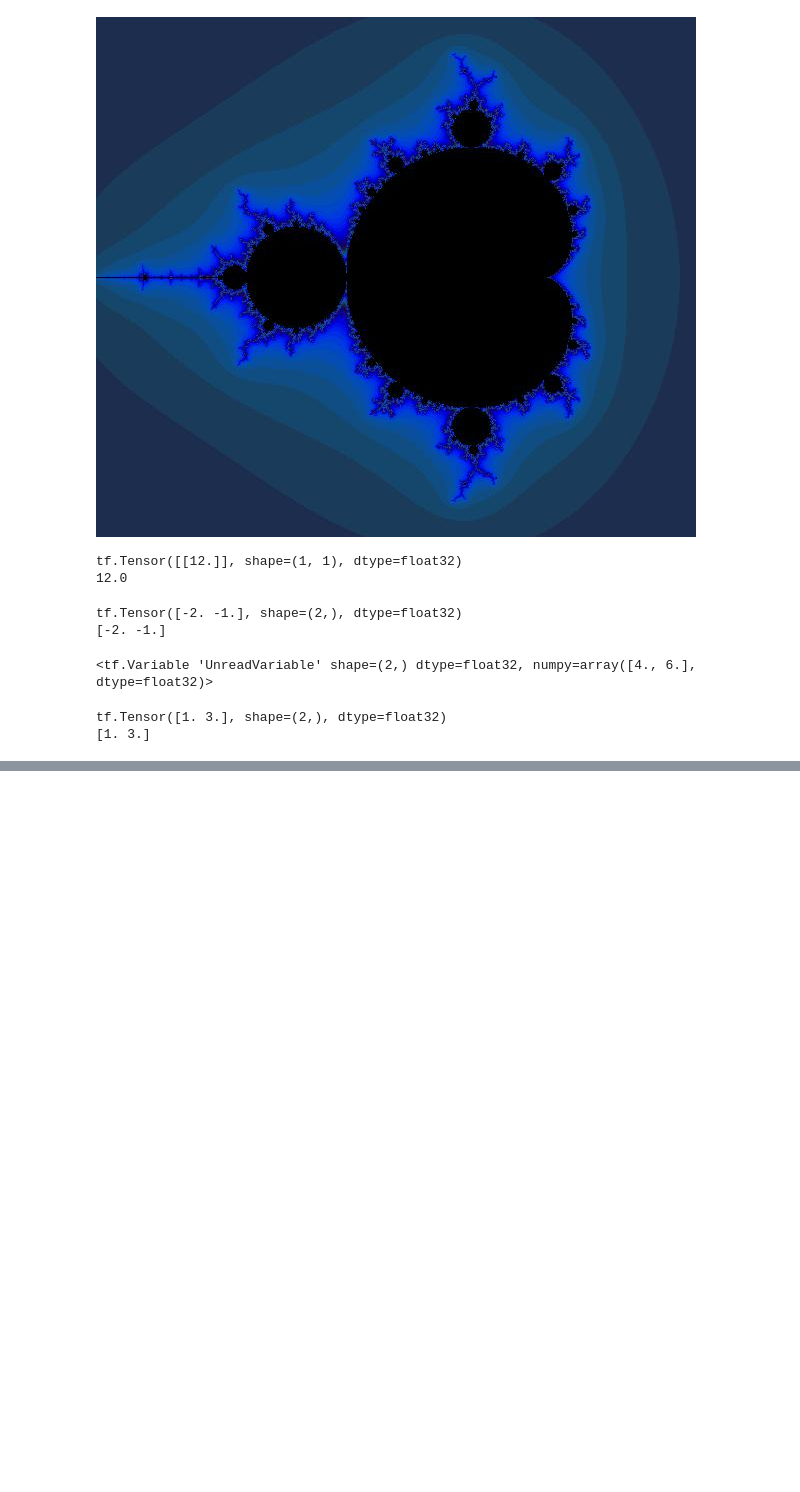
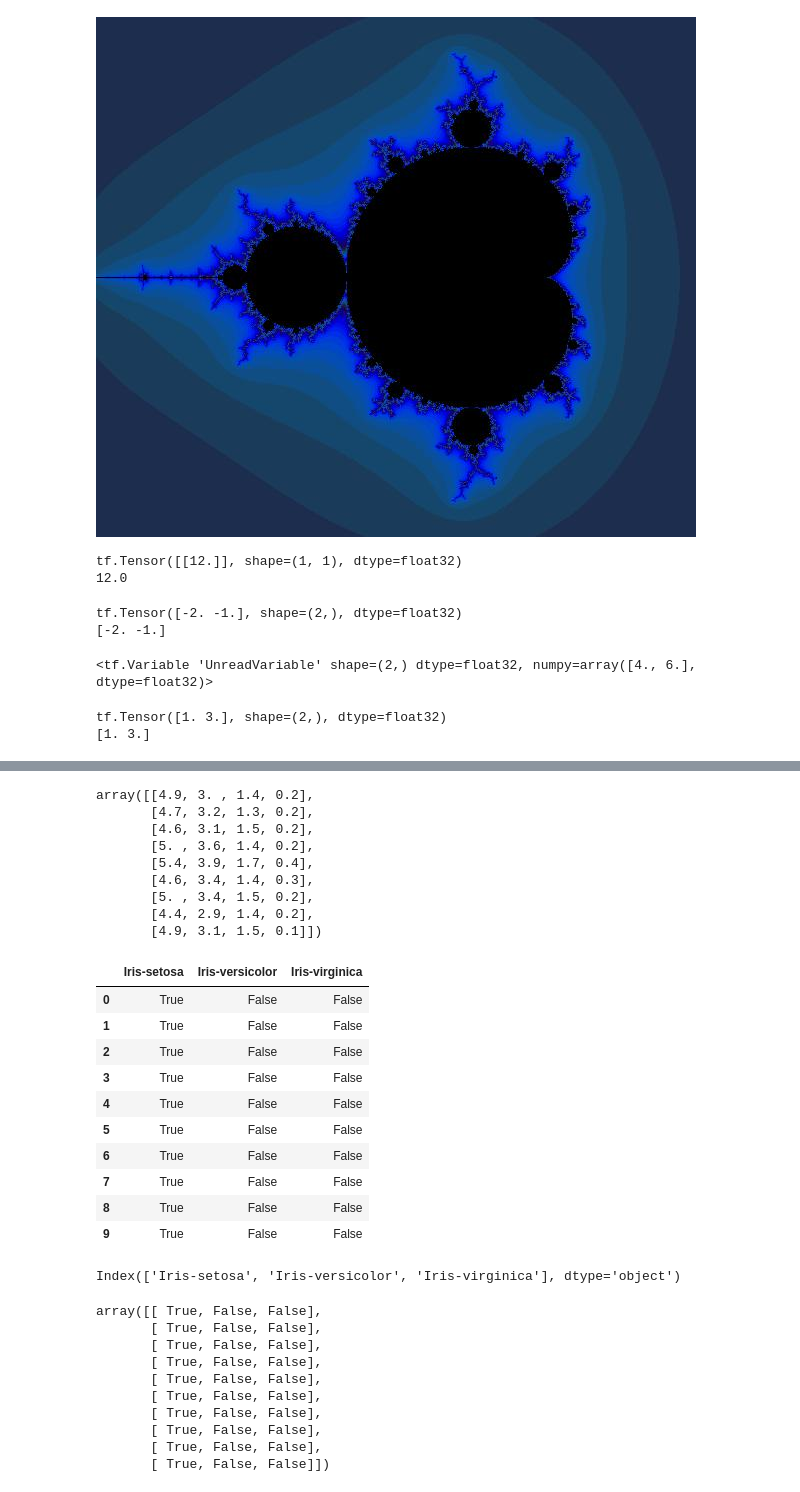
Before and after one commit to hmehryar/DeepLearningWithKerasTutorial, a Jupyter notebook: deep_learning_18_tensorflow_keras.ipynb, the cells around one changed output, grey strips where cells are left out. Cells and saved outputs as stored; diff of their text form; code cells hidden in the pictures; blank space fills up the shorter version.

Commit message:
tensor flow, keras, loading and saving model @hmehryar

```diff
--- a/deep_learning_18_tensorflow_keras.ipynb
+++ b/deep_learning_18_tensorflow_keras.ipynb
@@ -166,0 +167,54 @@ for i in range(10):
+# %%
+import pandas as pd
+import io
+import requests
+import numpy as np
+from sklearn import metrics
+from keras.models import Sequential
+from keras.layers import Dense, Activation
+from keras.callbacks import EarlyStopping
+
+df=pd.read_csv(
+    "https://data.heatonresearch.com/data/t81-558/iris.csv",
+    na_values=['NA','?'])
+
+x=df[['sepal_l','sepal_w','petal_l','petal_w']].values
+display(x[1:10])
+dummies=pd.get_dummies(df['species'])
+display(dummies[0:10])
+species=dummies.columns
+display(species[0:10])
+y=dummies.values
+display(y[0:10])
+# %% [output]
+array([[4.9, 3. , 1.4, 0.2],
+       [4.7, 3.2, 1.3, 0.2],
+       [4.6, 3.1, 1.5, 0.2],
+       [5. , 3.6, 1.4, 0.2],
+       [5.4, 3.9, 1.7, 0.4],
+       [4.6, 3.4, 1.4, 0.3],
+       [5. , 3.4, 1.5, 0.2],
+       [4.4, 2.9, 1.4, 0.2],
+       [4.9, 3.1, 1.5, 0.1]])
+|  | Iris-setosa | Iris-versicolor | Iris-virginica |
+| 0 | True | False | False |
+| 1 | True | False | False |
+| 2 | True | False | False |
+| 3 | True | False | False |
+| 4 | True | False | False |
+| 5 | True | False | False |
+| 6 | True | False | False |
+| 7 | True | False | False |
+| 8 | True | False | False |
+| 9 | True | False | False |
+Index(['Iris-setosa', 'Iris-versicolor', 'Iris-virginica'], dtype='object')
+array([[ True, False, False],
+       [ True, False, False],
+       [ True, False, False],
+       [ True, False, False],
+       [ True, False, False],
+       [ True, False, False],
+       [ True, False, False],
+       [ True, False, False],
+       [ True, False, False],
+       [ True, False, False]])
```
Also changed, not shown: parts of 15 cells of this notebook, 3 other files.
